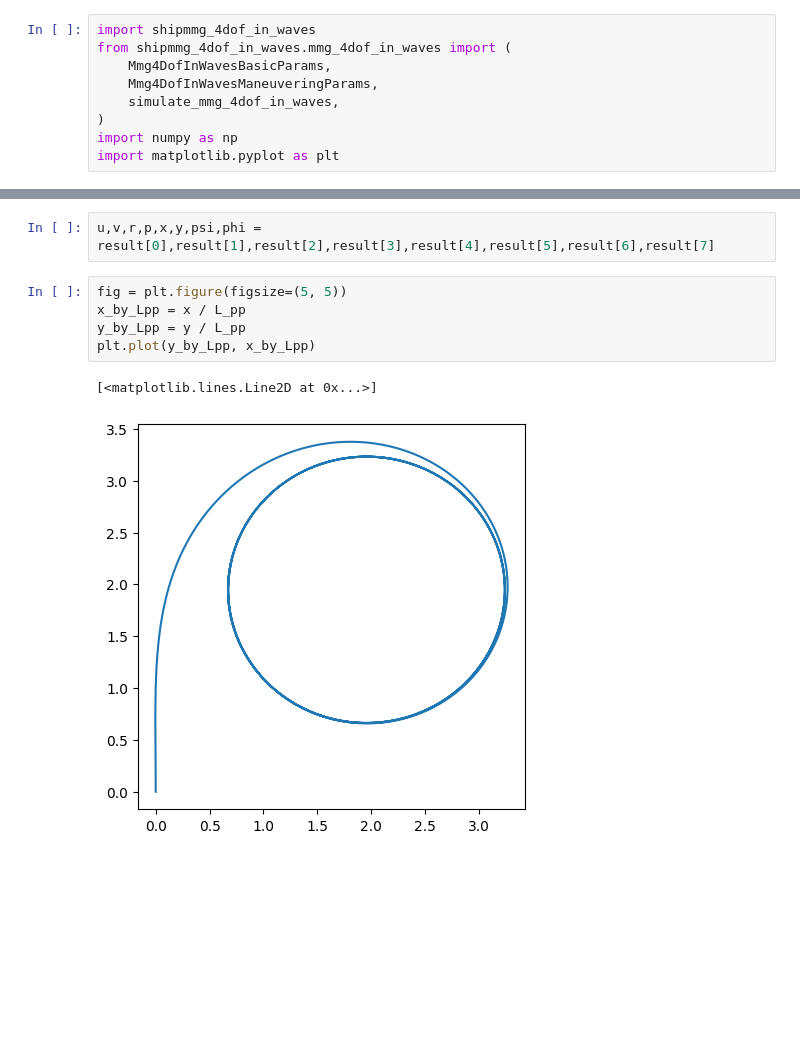
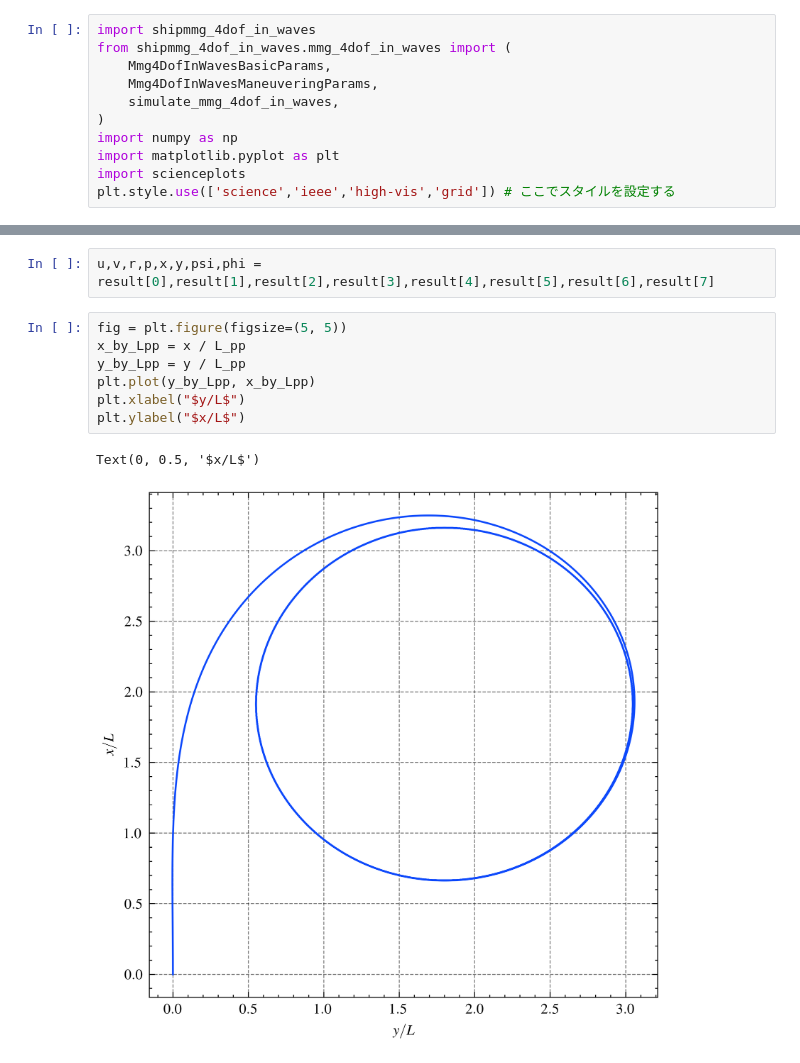
Before and after one commit to Haruki-Yama/shipmmg_4dof_in_waves, a Jupyter notebook: shipmmg_example.ipynb, the cells around one changed output, grey strips where cells are left out. Cells and saved outputs as stored; diff of their text form; blank space fills up the shorter version.

```diff
--- a/shipmmg_example.ipynb
+++ b/shipmmg_example.ipynb
@@ -7,6 +7,8 @@ from shipmmg_4dof_in_waves.mmg_4dof_in_waves import (
 )
 import numpy as np
 import matplotlib.pyplot as plt
+import scienceplots
+plt.style.use(['science','ieee','high-vis','grid']) # ここでスタイルを設定する
 # %% [markdown]
 # MMG 4DOF simulation DEMO using KCS model
 # %%
@@ -210,8 +212,10 @@ u,v,r,p,x,y,psi,phi = result[0],result[1],result[2],result[3],result[4],result[5
 # %%
 fig = plt.figure(figsize=(5, 5))
 x_by_Lpp = x / L_pp
 y_by_Lpp = y / L_pp
 plt.plot(y_by_Lpp, x_by_Lpp)
+plt.xlabel("$y/L$")
+plt.ylabel("$x/L$")
 # %% [output]
-[<matplotlib.lines.Line2D at 0x...>]
+Text(0, 0.5, '$x/L$')
-[figure, old version]
+[figure, new version]
```
Also changed, not shown: parts of 2 cells of this notebook, 1 other file.
